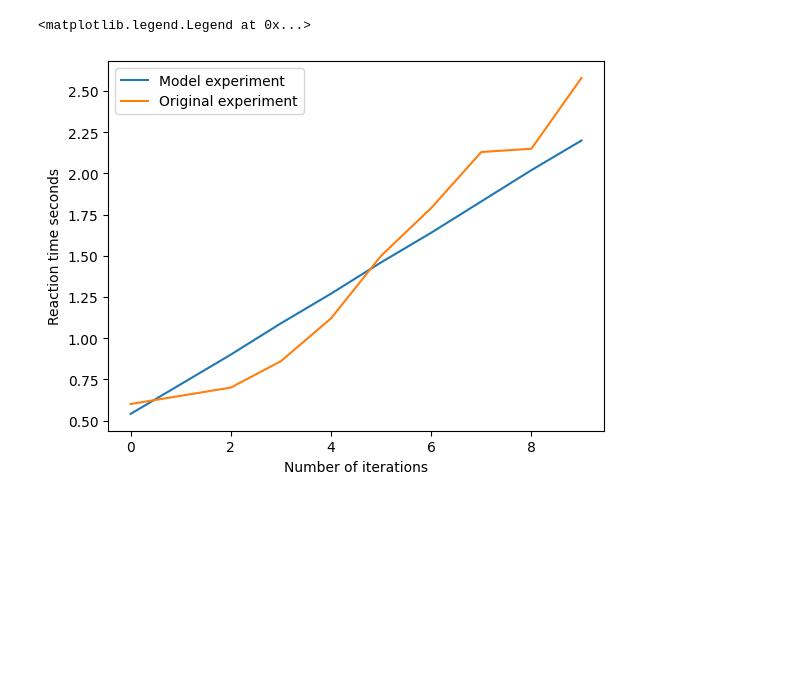
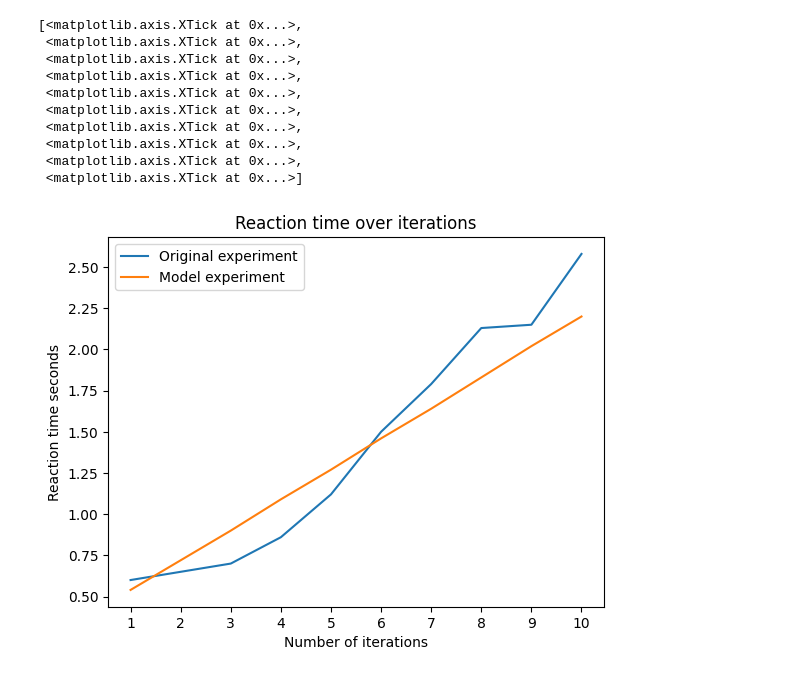
Before and after one commit to put101/rug-architectures-of-intelligence, a Jupyter notebook: assignment2/plot.ipynb, the cells around one changed output. Cells and saved outputs as stored; diff of their text form; code cells hidden in the pictures; blank space fills up the shorter version.

```diff
--- a/assignment2/plot.ipynb
+++ b/assignment2/plot.ipynb
@@ -9,32 +9,45 @@ original_experiment = [
     1.5,
     1.79,
     2.13,
     2.15,
     2.58,
 ]
 
 model_experiment = [
     0.54,
     0.72,
     0.9,
     1.09,
     1.27,
     1.46,
     1.64,
     1.83,
     2.02,
     2.20,
 ]
 
 X_iterations = range(1, 11)
 # number of iterations are positive numbers from 1 to 10.
 # plot the x axis as the number of iterations
 
 fig, ax = plt.subplots()
 
+ax.plot(X_iterations, original_experiment, label="Original experiment")
+ax.plot(X_iterations, model_experiment, label="Model experiment")
 ax.set_xlabel("Number of iterations")
 ax.set_ylabel("Reaction time seconds")
+ax.set_title("Reaction time over iterations")
 ax.legend()
+ax.set_xticks(X_iterations)
 # %% [output]
-<matplotlib.legend.Legend at 0x...>
+[<matplotlib.axis.XTick at 0x...>,
+ <matplotlib.axis.XTick at 0x...>,
+ <matplotlib.axis.XTick at 0x...>,
+ <matplotlib.axis.XTick at 0x...>,
+ <matplotlib.axis.XTick at 0x...>,
+ <matplotlib.axis.XTick at 0x...>,
+ <matplotlib.axis.XTick at 0x...>,
+ <matplotlib.axis.XTick at 0x...>,
+ <matplotlib.axis.XTick at 0x...>,
+ <matplotlib.axis.XTick at 0x...>]
-[figure, old version]
+[figure, new version]
```
Also changed, not shown: 4 other files.
